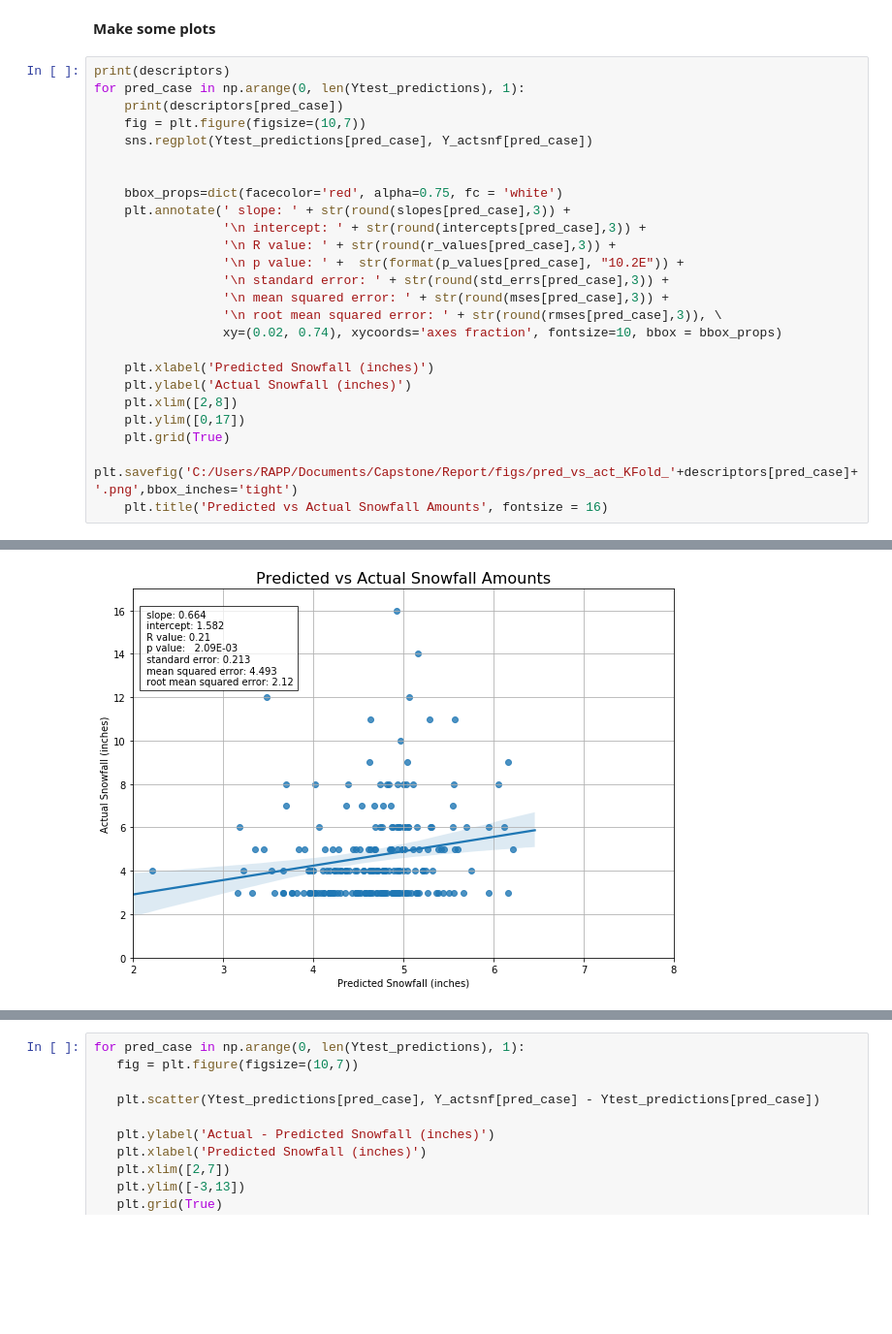
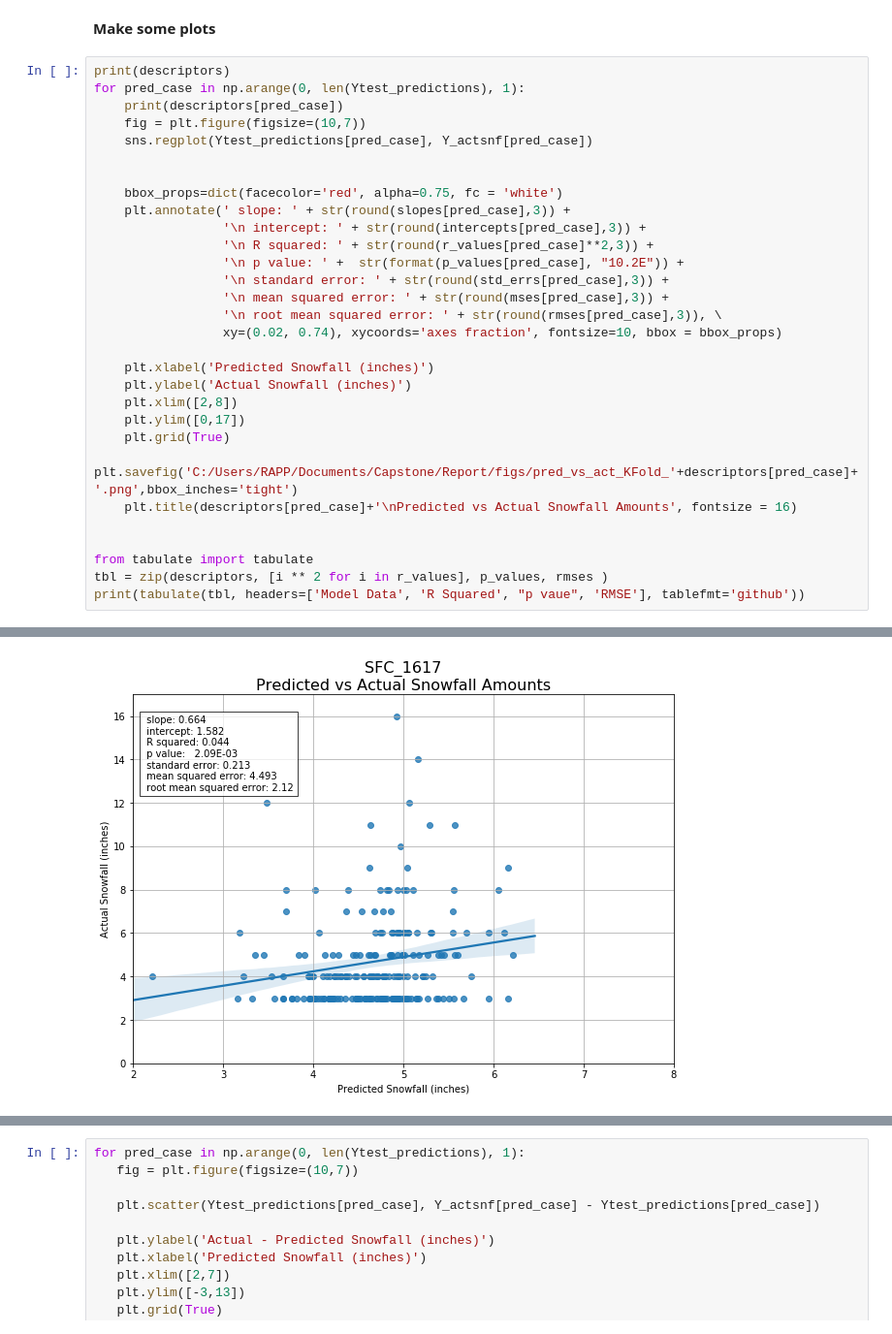
Before and after one commit to dustinrapp/Capstone_Springboard_Intermediate_Python, a Jupyter notebook: Projects/8a_UASFC_20-80_KFold_Crossval_noWD.ipynb, the cells around one changed output, grey strips where cells are left out. Shown at 97% size. Cells and saved outputs as stored; diff of their text form; blank space fills up the shorter version.

Commit message:
added table of  r squared, p, and rmse tabulate table removed R  and added R squared from scatter plot annotate

```diff
--- a/Projects/8a_UASFC_20-80_KFold_Crossval_noWD.ipynb
+++ b/Projects/8a_UASFC_20-80_KFold_Crossval_noWD.ipynb
@@ -318,7 +318,7 @@ for pred_case in np.arange(0, len(Ytest_predictions), 1):
     bbox_props=dict(facecolor='red', alpha=0.75, fc = 'white')
     plt.annotate(' slope: ' + str(round(slopes[pred_case],3)) +
                  '\n intercept: ' + str(round(intercepts[pred_case],3)) +
-                 '\n R value: ' + str(round(r_values[pred_case],3)) +
+                 '\n R squared: ' + str(round(r_values[pred_case]**2,3)) +
                  '\n p value: ' +  str(format(p_values[pred_case], "10.2E")) +
                  '\n standard error: ' + str(round(std_errs[pred_case],3)) +
                  '\n mean squared error: ' + str(round(mses[pred_case],3)) +
@@ -331,7 +331,12 @@ for pred_case in np.arange(0, len(Ytest_predictions), 1):
     plt.ylim([0,17])
     plt.grid(True)
     plt.savefig('C:/Users/RAPP/Documents/Capstone/Report/figs/pred_vs_act_KFold_'+descriptors[pred_case]+'.png',bbox_inches='tight')
-    plt.title('Predicted vs Actual Snowfall Amounts', fontsize = 16)
+    plt.title(descriptors[pred_case]+'\nPredicted vs Actual Snowfall Amounts', fontsize = 16)
+
+
+from tabulate import tabulate
+tbl = zip(descriptors, [i ** 2 for i in r_values], p_values, rmses )
+print(tabulate(tbl, headers=['Model Data', 'R Squared', "p vaue", 'RMSE'], tablefmt='github'))
 # %% [output]
 ['SFC_1617', 'SFC_1617_noWD', 'SFC_2014', 'SFC_2014_noWD', 'UASFC_1617', 'UASFC_1617_noWD', 'UASFC_2014', 'UASFC_2014_noWD']
 SFC_1617
@@ -345 +360 @@ UASFC_2014_noWD
-[figure, old version]
+[figure, new version]
```
Also changed, not shown: parts of 3 cells of this notebook.
